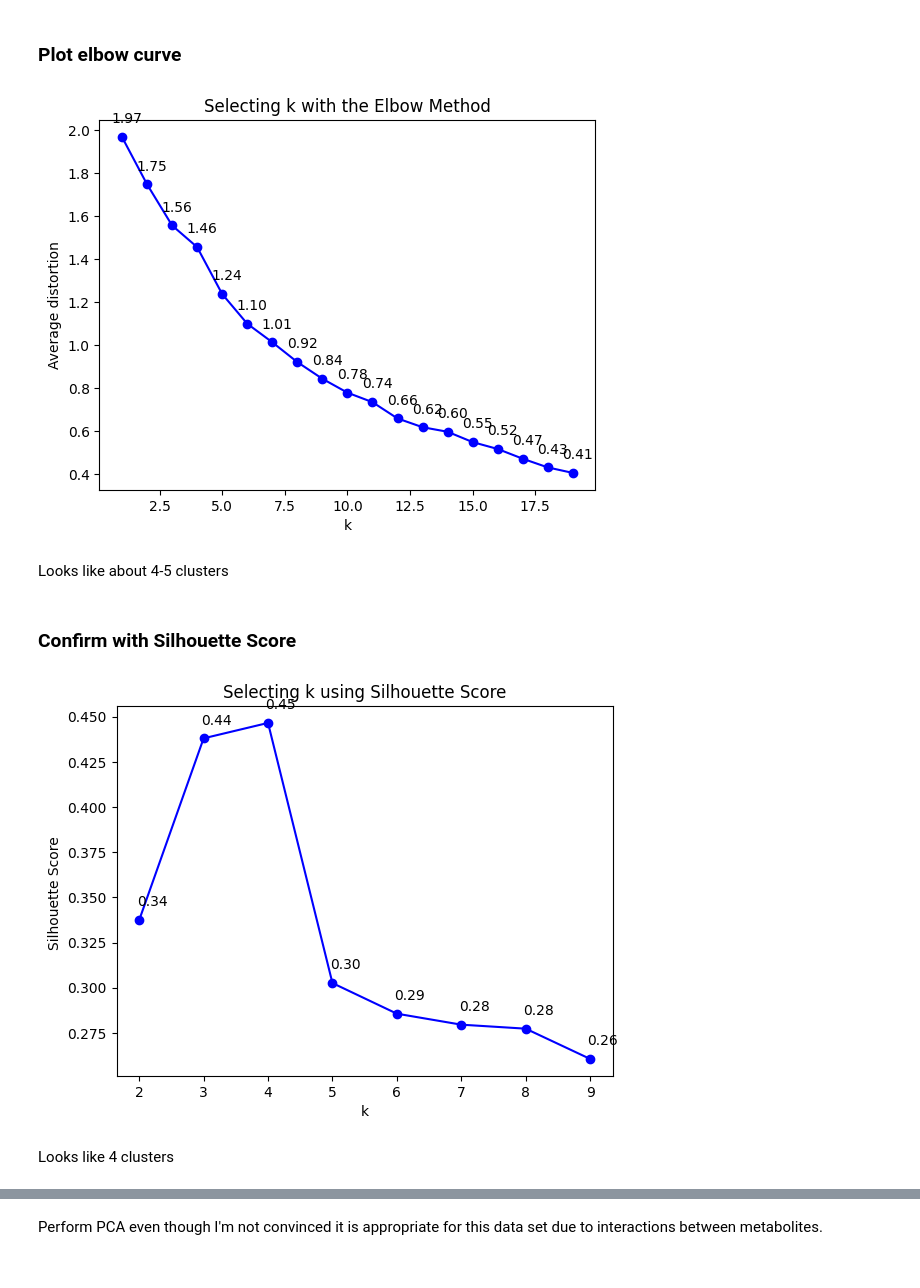
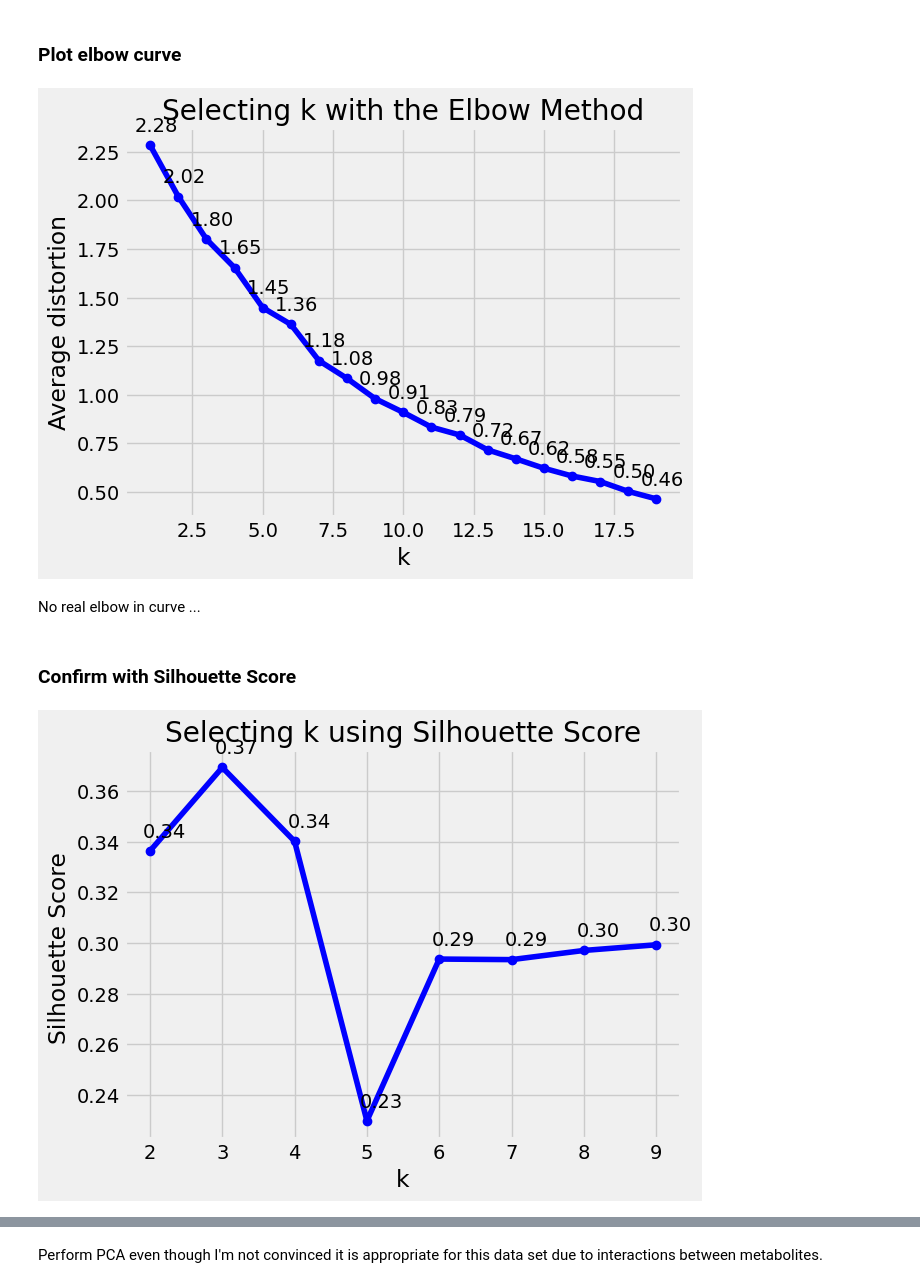
Before and after one commit to jp-cranfield/bioSOM, a Jupyter notebook: InitialDataAnalysis.ipynb, the cells around one changed output, grey strips where cells are left out. Drawn from its saved outputs; the diff is of its cells as text; code cells hidden in the pictures.

```diff
--- a/InitialDataAnalysis.ipynb
+++ b/InitialDataAnalysis.ipynb
@@ -41,4 +42,8 @@ arr_raw_data_pd = arr_data_pd.copy()
 ### Scale data
 # %%
 scaler = StandardScaler()
-arr_data_pd_scaled = scaler.fit_transform(arr_data_pd.iloc[:,1:-1])
+#arr_data_pd_scaled = scaler.fit_transform(arr_data_pd.iloc[:,1:-1])
+arr_data_pd_scaled = scaler.fit_transform(arr_data_pd)
+
+print(arr_data_pd)
+arr_data_pd_scaled[1:5]
@@ -49,49 +80,48 @@ clusters = range(1, 20)
 meanDistortions = []
 
 for k in clusters:
-    model = KMeans(n_clusters=k)
+    model = KMeans(n_clusters=k, n_init=25, max_iter = 600, random_state=0)
     model.fit(arr_data_pd_scaled)
     prediction = model.predict(arr_data_pd_scaled)
     distortion = (
         sum(
             np.min(cdist(arr_data_pd_scaled, model.cluster_centers_, "euclidean"), axis=1)
         )
         / arr_data_pd_scaled.shape[0]
     )
 
     meanDistortions.append(distortion)
 
 
 plt.plot(clusters, meanDistortions, "bo-")
 plt.xlabel("k")
 plt.ylabel("Average distortion")
 plt.title("Selecting k with the Elbow Method")
 for x,y in zip(clusters, meanDistortions):
 
     label = "{:.2f}".format(y)
 
     plt.annotate(label, # this is the text
                  (x + 0.2,y), # these are the coordinates to position the label
                  textcoords="offset points", # how to position the text
                  xytext=(0,10), # distance from text to points (x,y)
                  ha='center') # horizontal alignment can be left, right or center
 plt.show()
 # %% [output]
-[figure, old version]
+[figure, new version]
-# %% [markdown]
-Looks like about 4-5 clusters
+# %% [markdown]
+No real elbow in curve ...
 # %% [markdown]
 ### Confirm with Silhouette Score
 # %%
 sil_score = []
 cluster_list = list(range(2, 10))
-for n_clusters in cluster_list:
-    clusterer = KMeans(n_clusters=n_clusters)
-    preds = clusterer.fit_predict((arr_data_pd_scaled))
-    # centers = clusterer.cluster_centers_
+for k in cluster_list:
+    clusterer = KMeans(n_clusters=k, random_state=0)
+    preds = clusterer.fit_predict(arr_data_pd_scaled)
+    #centers = clusterer.cluster_centers_
     score = silhouette_score(arr_data_pd_scaled, preds)
     sil_score.append(score)
-
 
 plt.plot(cluster_list, sil_score, "bo-")
 plt.xlabel("k")
@@ -108,6 +138,4 @@ for x,y in zip(cluster_list, sil_score):
                  ha='center') # horizontal alignment can be left, right or center
 plt.show()
 # %% [output]
-[figure, old version]
+[figure, new version]
-# %% [markdown]
-Looks like 4 clusters
```
Also changed, not shown: parts of 38 cells of this notebook, 1 other file.
